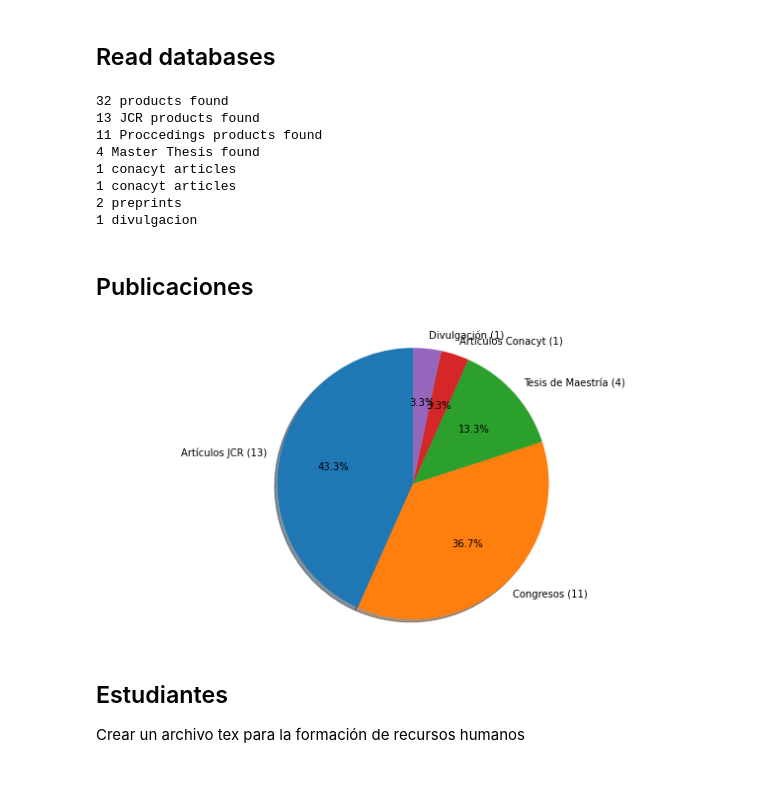
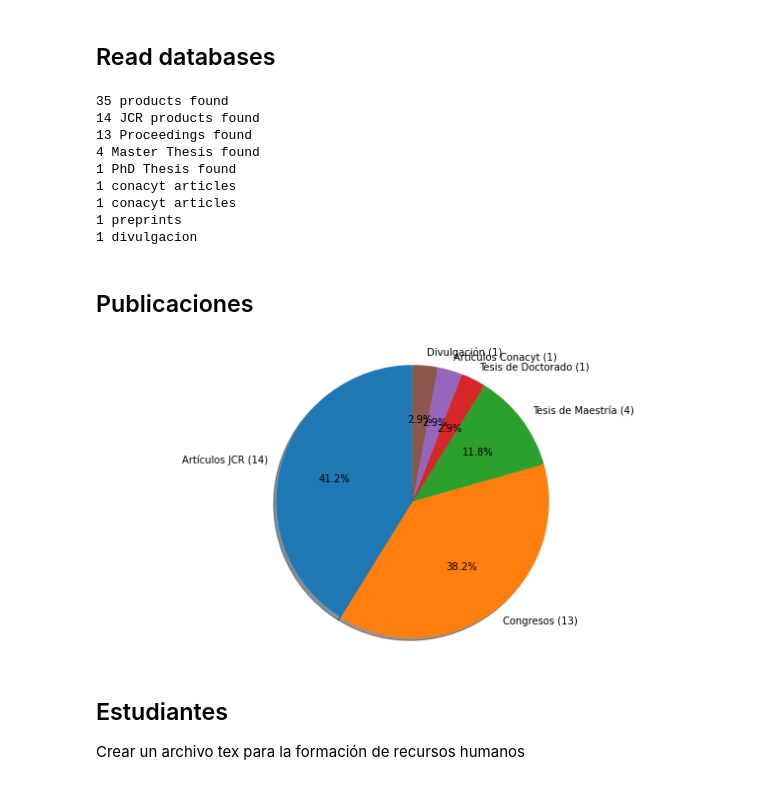
Before and after one commit to irvingvasquez/auto_report, a Jupyter notebook: reports/full_cv/text_generator.ipynb, the cells around one changed output. Drawn from its saved outputs; the diff is of its cells as text; code cells hidden in the pictures.

```diff
--- a/reports/full_cv/text_generator.ipynb
+++ b/reports/full_cv/text_generator.ipynb
@@ -19,11 +20,15 @@ import numpy as np
 import matplotlib.pyplot as plt
 # %%
 # Fechas del reporte
-date_inicio = datetime.datetime(2010,1,1)
+date_inicio = datetime.datetime(2008,1,1)
 date_fin = datetime.datetime(2022,12,31)
 
 # direccion de la base de datos
 database_folder = '../../database/'
+
+#gap en años para reportar clases
+date_teach_gap = timedelta(days = 4 * 365)
+date_min_teach = date_fin - date_teach_gap
 # %% [markdown]
 ## Read databases
 # %%
@@ -80,6 +85,7 @@ count_mt = 0
 count_preprint = 0
 count_otros = 0
 count_divul = 0
+count_phd = 0
 
 jcr_entries = []
 proc_entries = []
@@ -88,6 +94,7 @@ cona_entries = []
 preprint_entries = []
 otros_entries = []
 divul_entries = []
+phd_entries = []
 
 for entry in bib_database.entries:
     #print(entry)
@@ -122,26 +129,32 @@ for entry in bib_database.entries:
             mt_entries.append(entry)
             count_mt += 1
 
+        if entry['ENTRYTYPE'] == 'phdthesis':
+            phd_entries.append(entry)
+            count_phd += 1
+
         if entry['ENTRYTYPE'] == 'unpublished':
             preprint_entries.append(entry)
             count_preprint += 1
 
 print(f"{count} products found")
 print(f"{count_jcr} JCR products found")
-print(f"{count_proc} Proccedings products found")
+print(f"{count_proc} Proceedings found")
 print(f"{count_mt} Master Thesis found")
+print(f"{count_phd} PhD Thesis found")
 print(f"{count_cona} conacyt articles")
 print(f"{count_cona} conacyt articles")
 print(f"{count_preprint} preprints")
 print(f"{count_divul} divulgacion")
 # %% [output]
-32 products found
-13 JCR products found
-11 Proccedings products found
+35 products found
+14 JCR products found
+13 Proceedings found
 4 Master Thesis found
+1 PhD Thesis found
 1 conacyt articles
 1 conacyt articles
-2 preprints
+1 preprints
 1 divulgacion
 # %%
 # list products between dates
@@ -180,35 +193,39 @@ if count_proc > 0:
 if count_mt > 0:
     publicaciones.append(count_mt)
     labels.append(f"Tesis de Maestría ({str(count_mt)})")
+
+if count_phd > 0:
+    publicaciones.append(count_phd)
+    labels.append(f"Tesis de Doctorado ({str(count_phd)})")
 
 if count_cona > 0:
     publicaciones.append(count_cona)
     labels.append(f"Artículos Conacyt ({str(count_cona)})")
 
 #if count_preprint > 0:
 #    publicaciones.append(count_preprint)
 #    labels.append(f"Preprints ({str(count_preprint)})")
 
 if count_divul > 0:
     publicaciones.append(count_divul)
     labels.append(f"Divulgación ({str(count_divul)})")
 
 #if count_otros > 0:
 #publicaciones.append(count_otros)
 #labels.append("Otros")
 
 fig, ax1 = plt.subplots(figsize=(9, 4.5), subplot_kw=dict(aspect="equal"))
 
 ax1.pie(publicaciones, labels=labels, autopct='%1.1f%%',
         shadow=True, startangle=90)
 # Equal aspect ratio ensures that pie is drawn as a circle
 ax1.axis('equal')
 plt.tight_layout()
 plt.savefig("text/products.pdf", format='pdf')
 plt.savefig("text/products.png", format='png')
 plt.show()
 # %% [output]
-[figure, old version]
+[figure, new version]
 # %%
 # Crear un archivo .tex para la producción científica
 # Articulos JCR
```
Also changed, not shown: parts of 3 cells of this notebook, 11 other files.
